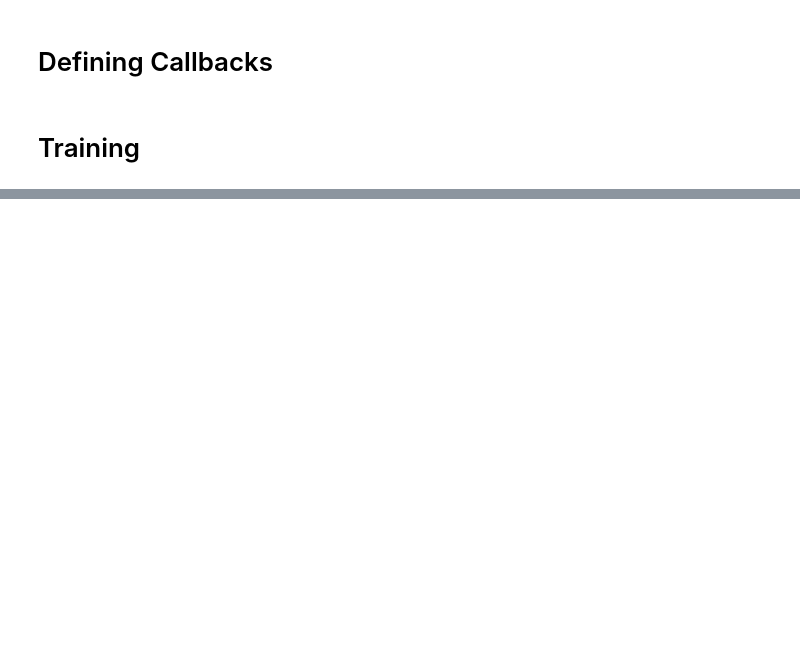
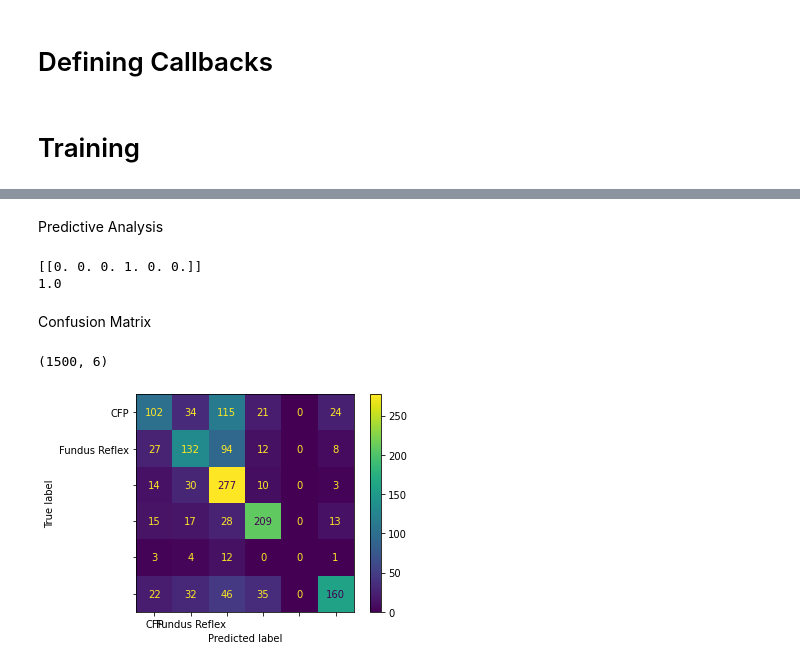
Before and after one commit to Shaiq1217/CXR-Segmentation-and-Classification, a Jupyter notebook: DIP_Project.ipynb, the cells around one changed output, grey strips where cells are left out. Drawn from its saved outputs; the diff is of its cells as text; code cells hidden in the pictures; blank space fills up the shorter version.

```diff
--- a/DIP_Project.ipynb
+++ b/DIP_Project.ipynb
@@ -305,9 +337,27 @@ model.fit(
+# %% [markdown]
+Predictive Analysis
 # %%
 import tensorflow as tf
 import cv2 as cv
-model = tf.keras.models.load_model("save_at_50.h5")
-img = cv.imread("/content/drive/MyDrive/DIP project/Data/For Project/Classification/Validation/10. PLEURAL EFFUSION/id_0afbd7c3-1512983a-31088f15-d6c63c40-22478d57_Study_43811391.68561099.66959562.72821884.63351204_Series_39675168.88568117.98697289.20960121.91849308_image-63227540-20994239-47710229-761.jpg", 0)
+model = tf.keras.models.load_model("/content/drive/MyDrive/DIP project/save_model.h5")
+img = cv.imread("/content/drive/MyDrive/DIP project/Data/For Project/Classification/Validation/1. ATELECTASIS/id_00a923da-bd1a1ce4-7604d73a-c1d0ea51-f8be8c0a_Study_49022860.51817301.33001369.12414796.10234011_Series_46356286.40162912.86427992.60165144.80642054_image-58704836-44592521-53500194-715.jpg", 0)
 img = np.expand_dims(np.expand_dims(cv.resize(img, (176, 176)), axis=0), axis=-1)
 out = model.predict(img)
 print(out)
 print(np.max(out))
+# %% [output]
+[[0. 0. 0. 1. 0. 0.]]
+1.0
+# %% [markdown]
+Confusion Matrix
+# %%
+import matplotlib
+pred = model.predict(x)
+
+print(pred.shape)
+cmd = ConfusionMatrixDisplay((confusion_matrix(list(np.argmax(y, axis=1)), list(np.argmax(pred, axis=1)))), display_labels=['CFP', 'Fundus Reflex'])
+cmd.plot()
+plt.show()
+# %% [output]
+(1500, 6)
+[figure, added]
```
Also changed, not shown: parts of 16 cells of this notebook.
